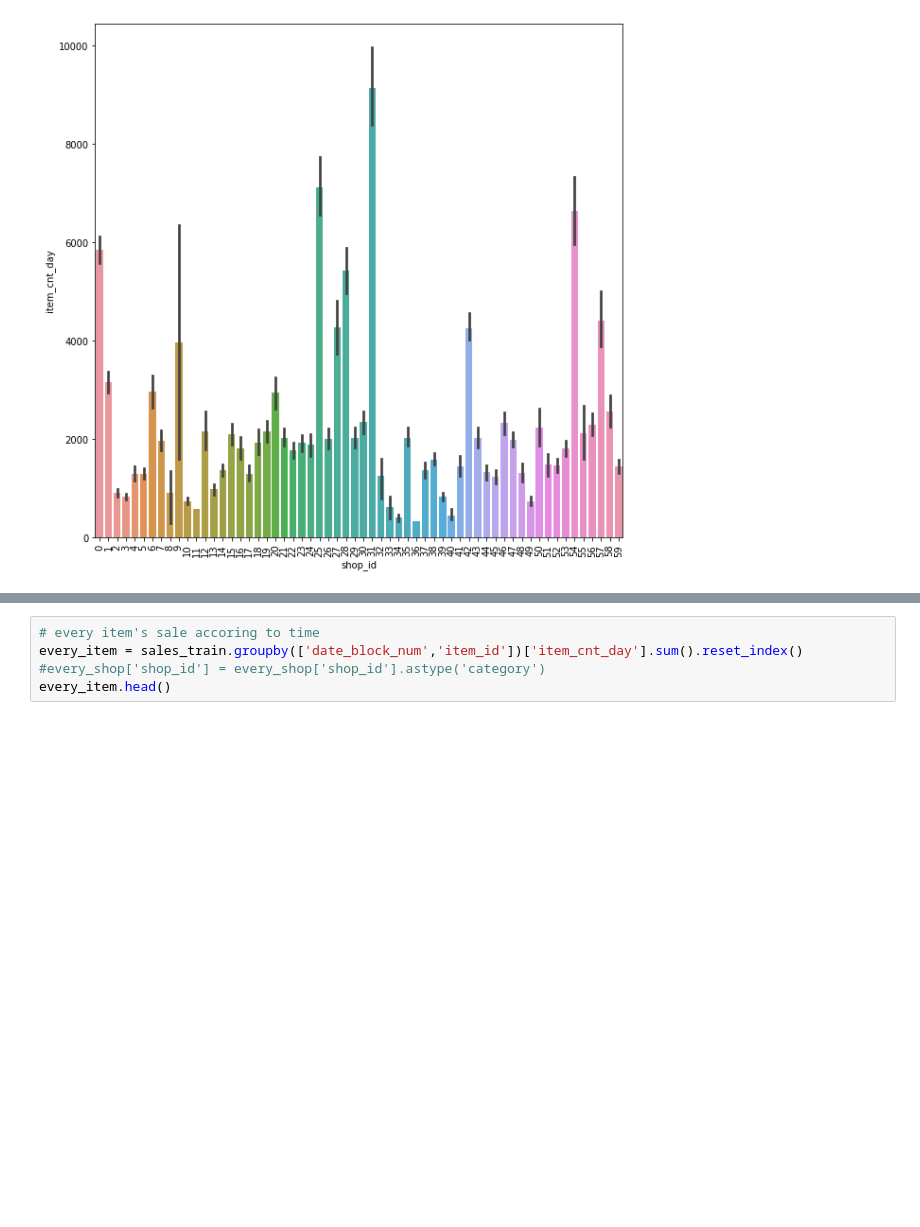
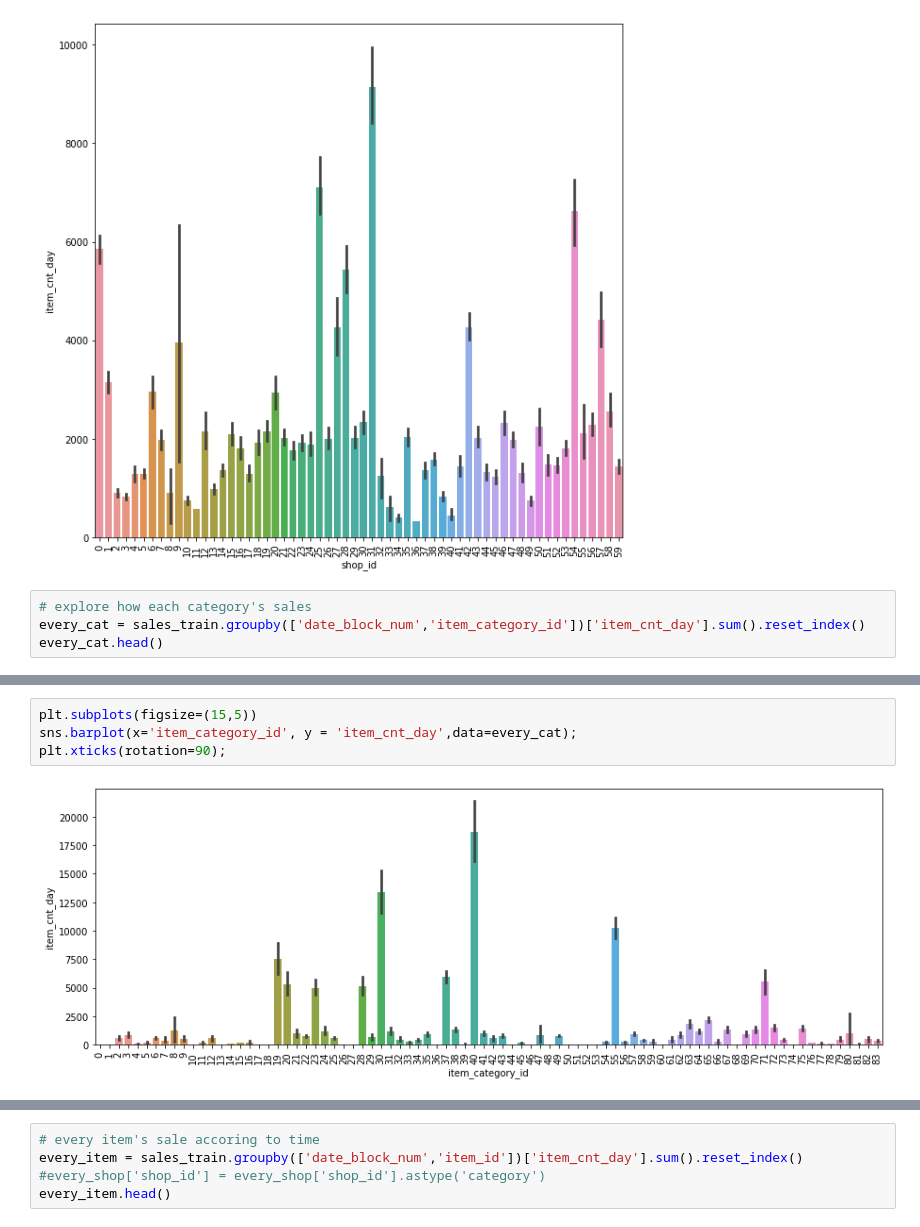
Before and after one commit to lyndonhe666/Kaggle_predict_future_sales, a Jupyter notebook: data_processing.ipynb, the cells around one changed output, grey strips where cells are left out. Drawn from its saved outputs; the diff is of its cells as text; blank space fills up the shorter version.

```diff
--- a/data_processing.ipynb
+++ b/data_processing.ipynb
@@ -349,3 +368,7 @@ sns.barplot(x='shop_id', y = 'item_cnt_day',data=every_shop);
 plt.xticks(rotation=90);
 # %% [output]
 [figure]
+# %%
+# explore how each category's sales
+every_cat = sales_train.groupby(['date_block_num','item_category_id'])['item_cnt_day'].sum().reset_index()
+every_cat.head()
@@ -351,0 +382,6 @@ plt.xticks(rotation=90);
+# %%
+plt.subplots(figsize=(15,5))
+sns.barplot(x='item_category_id', y = 'item_cnt_day',data=every_cat);
+plt.xticks(rotation=90);
+# %% [output]
+[figure, added]
```
Also changed, not shown: parts of 30 cells of this notebook.
